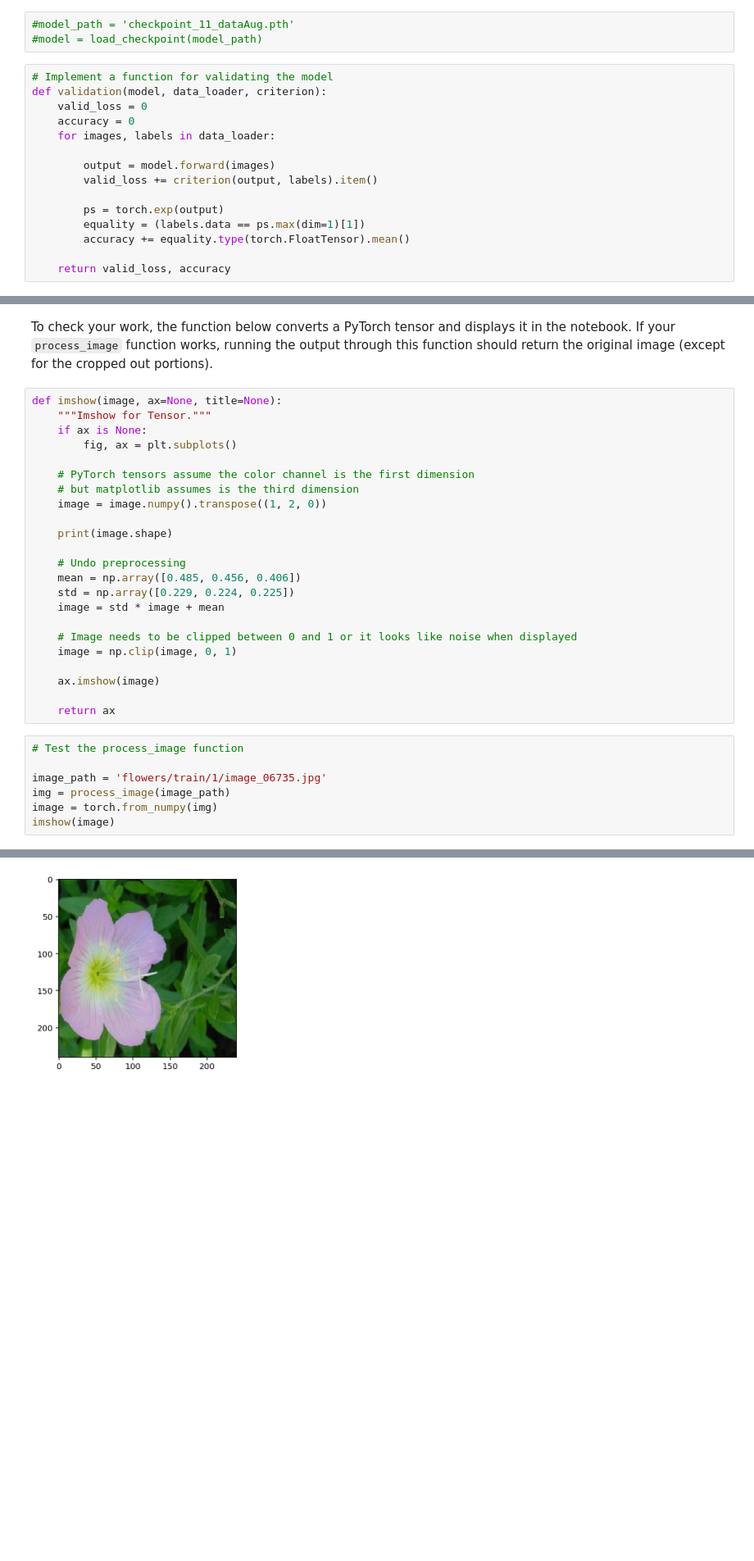
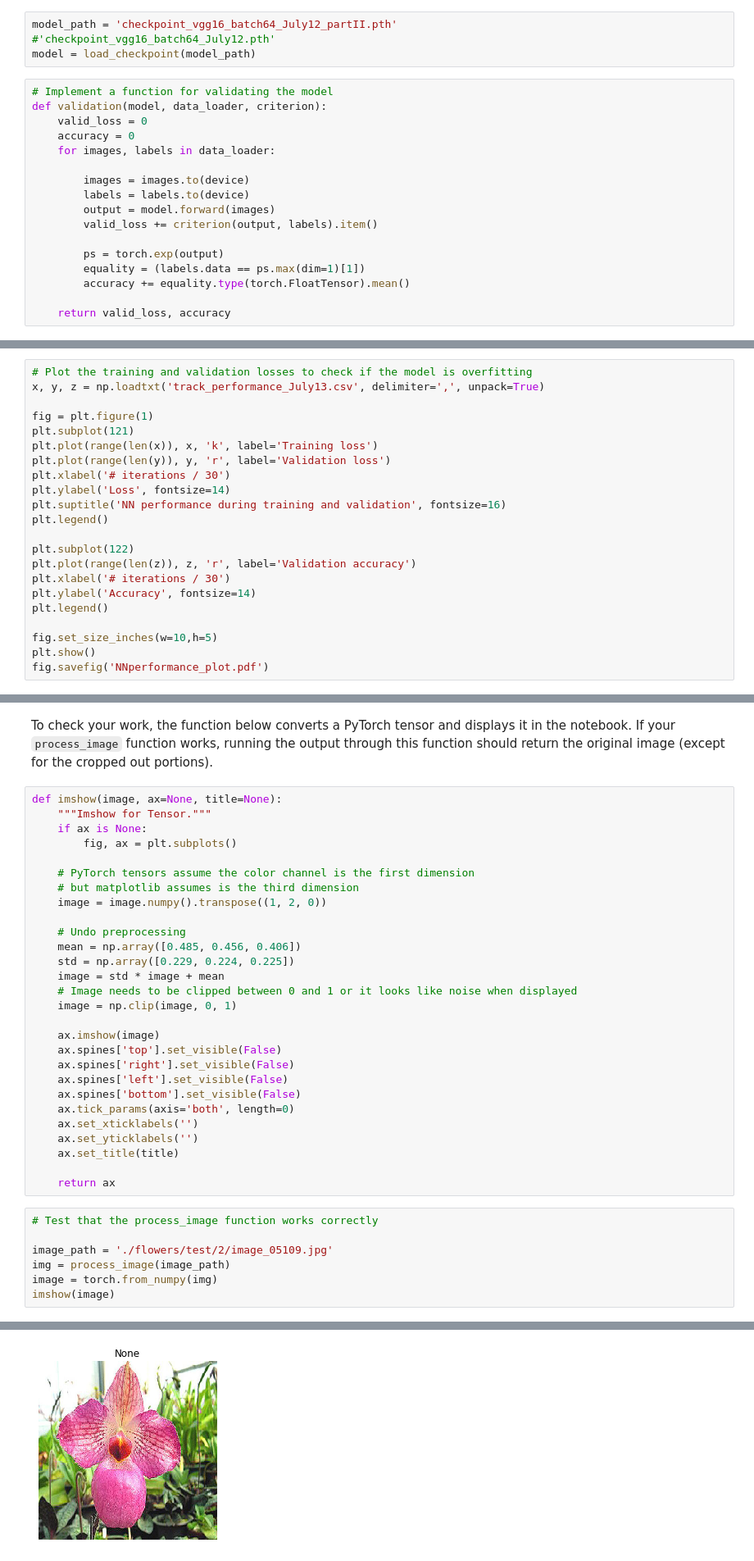
Before and after one commit to gioBucci/AI_nanodegree_Project, a Jupyter notebook: Image Classifier Project.ipynb, the cells around one changed output, grey strips where cells are left out. Shown at 82% size. Drawn from its saved outputs; the diff is of its cells as text; blank space fills up the shorter version.

Commit message:
Final Project (part I) ready for submission

```diff
--- a/Image Classifier Project.ipynb
+++ b/Image Classifier Project.ipynb
@@ -202,8 +153,9 @@ classifier = nn.Sequential(OrderedDict([
 
 model.classifier = classifier
 # %%
-#model_path = 'checkpoint_11_dataAug.pth'
-#model = load_checkpoint(model_path)
+model_path = 'checkpoint_vgg16_batch64_July12_partII.pth'
+#'checkpoint_vgg16_batch64_July12.pth'
+model = load_checkpoint(model_path)
 # %%
 # Implement a function for validating the model
 def validation(model, data_loader, criterion):
@@ -211,6 +163,8 @@ def validation(model, data_loader, criterion):
     accuracy = 0
     for images, labels in data_loader:
 
+        images = images.to(device)
+        labels = labels.to(device)
         output = model.forward(images)
         valid_loss += criterion(output, labels).item()
 
@@ -305,0 +286,22 @@ Test Loss: 2.567..  Test Accuracy: 0.455
+# %%
+# Plot the training and validation losses to check if the model is overfitting
+x, y, z = np.loadtxt('track_performance_July13.csv', delimiter=',', unpack=True)
+
+fig = plt.figure(1)
+plt.subplot(121)
+plt.plot(range(len(x)), x, 'k', label='Training loss')
+plt.plot(range(len(y)), y, 'r', label='Validation loss')
+plt.xlabel('# iterations / 30')
+plt.ylabel('Loss', fontsize=14)
+plt.suptitle('NN performance during training and validation', fontsize=16)
+plt.legend()
+
+plt.subplot(122)
+plt.plot(range(len(z)), z, 'r', label='Validation accuracy')
+plt.xlabel('# iterations / 30')
+plt.ylabel('Accuracy', fontsize=14)
+plt.legend()
+
+fig.set_size_inches(w=10,h=5)
+plt.show()
+fig.savefig('NNperformance_plot.pdf')
@@ -434,23 +436,28 @@ def imshow(image, ax=None, title=None):
     # but matplotlib assumes is the third dimension
     image = image.numpy().transpose((1, 2, 0))
 
-    print(image.shape)
-
     # Undo preprocessing
     mean = np.array([0.485, 0.456, 0.406])
     std = np.array([0.229, 0.224, 0.225])
     image = std * image + mean
-
     # Image needs to be clipped between 0 and 1 or it looks like noise when displayed
     image = np.clip(image, 0, 1)
 
     ax.imshow(image)
+    ax.spines['top'].set_visible(False)
+    ax.spines['right'].set_visible(False)
+    ax.spines['left'].set_visible(False)
+    ax.spines['bottom'].set_visible(False)
+    ax.tick_params(axis='both', length=0)
+    ax.set_xticklabels('')
+    ax.set_yticklabels('')
+    ax.set_title(title)
 
     return ax
 # %%
-# Test the process_image function
+# Test that the process_image function works correctly
 
-image_path = 'flowers/train/1/image_06735.jpg'
+image_path = './flowers/test/2/image_05109.jpg'
 img = process_image(image_path)
 image = torch.from_numpy(img)
 imshow(image)
@@ -463,4 +466,4 @@ imshow(image)
-[figure, old version]
+[figure, new version]
 # %% [markdown]
 ## Class Prediction
 
```
Also changed, not shown: parts of 18 cells of this notebook, 1 other file.
